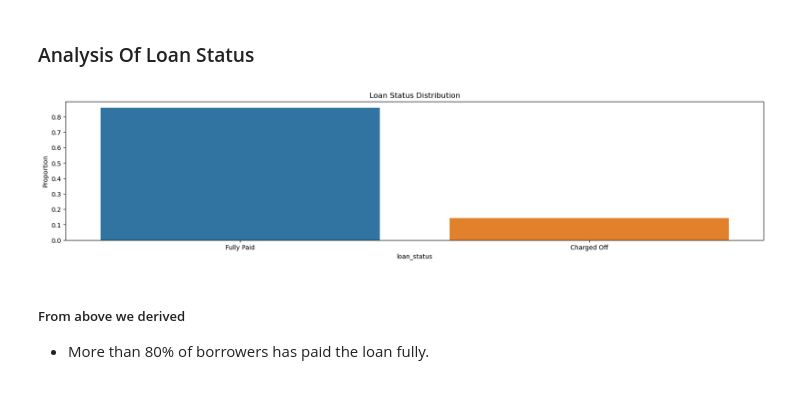
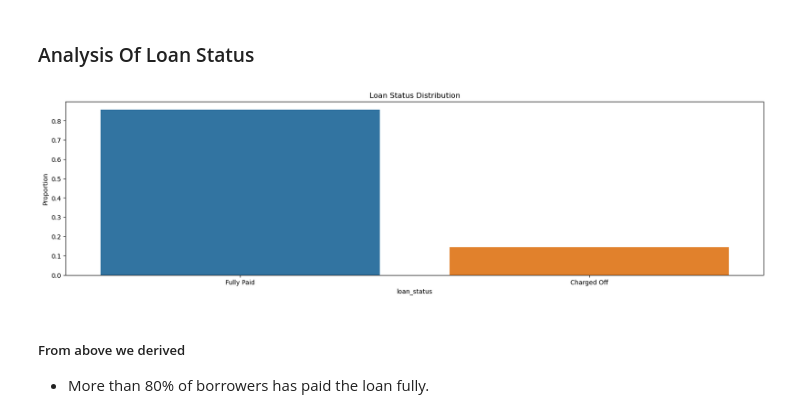
Before and after one commit to SanjayaKumarSahoo/lending-club-case-study, a Jupyter notebook: Group_Facilitator_Sanjaya.ipynb, the cells around one changed output. Drawn from its saved outputs; the diff is of its cells as text; code cells hidden in the pictures.

```diff
--- a/Group_Facilitator_Name.ipynb
+++ b/Group_Facilitator_Sanjaya.ipynb
@@ -904,15 +904,15 @@ plt.show()
 # %% [markdown]
 ### Analysis Of Loan Status
 # %%
-plt.figure(figsize=(20,4))
+plt.figure(figsize=(20,5))
 prob_df = loan['loan_status'].value_counts(normalize=True).reset_index()
 sns.barplot(x='loan_status', y='proportion', data=prob_df)
 plt.xlabel('loan_status')
 plt.ylabel('Proportion')
 plt.title('Loan Status Distribution')
 plt.show()
 # %% [output]
-[figure, old version]
+[figure, new version]
 # %% [markdown]
 ##### From above we derived
 - More than 80% of borrowers has paid the loan fully.
```
Also changed, not shown: parts of 96 cells of this notebook.
